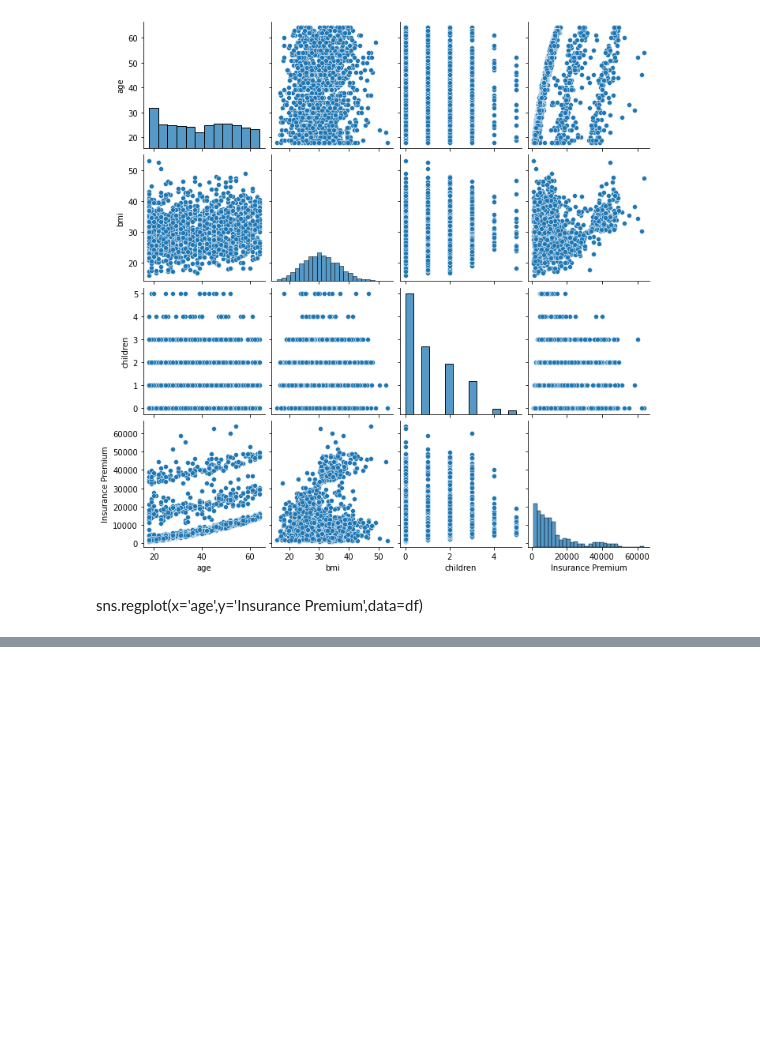
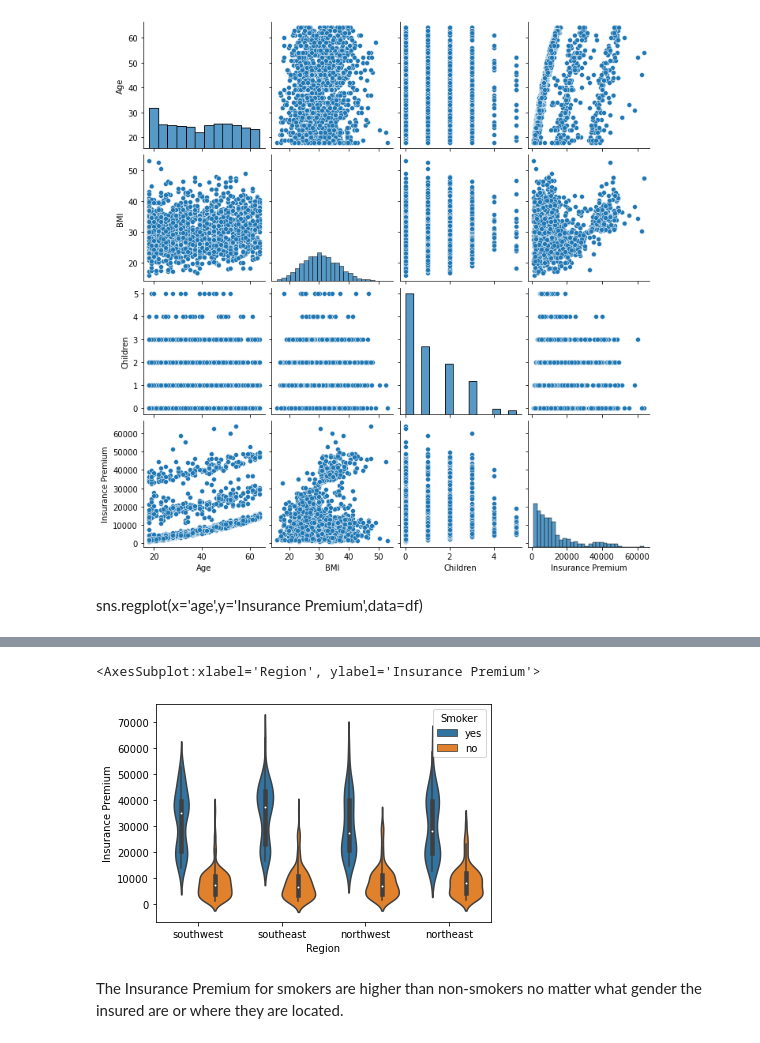
Before and after one commit to data301-2021-summer2/project-group24-project, a Jupyter notebook: analysis/scripts/Data Analysis.ipynb, the cells around one changed output, grey strips where cells are left out. Drawn from its saved outputs; the diff is of its cells as text; code cells hidden in the pictures; blank space fills up the shorter version.

```diff
--- a/analysis/scripts/Data Analysis.ipynb
+++ b/analysis/scripts/Data Analysis.ipynb
@@ -127,0 +148,7 @@ TypeError: can't multiply sequence by non-int of type 'float'
+# %%
+sns.violinplot(y='Insurance Premium',data=df,x='Region',hue='Smoker')
+# %% [output]
+<AxesSubplot:xlabel='Region', ylabel='Insurance Premium'>
+[figure, added]
+# %% [markdown]
+The Insurance Premium for smokers are higher than non-smokers no matter what gender the insured are or where they are located.
```
Also changed, not shown: parts of 19 cells of this notebook, 1 other file.
